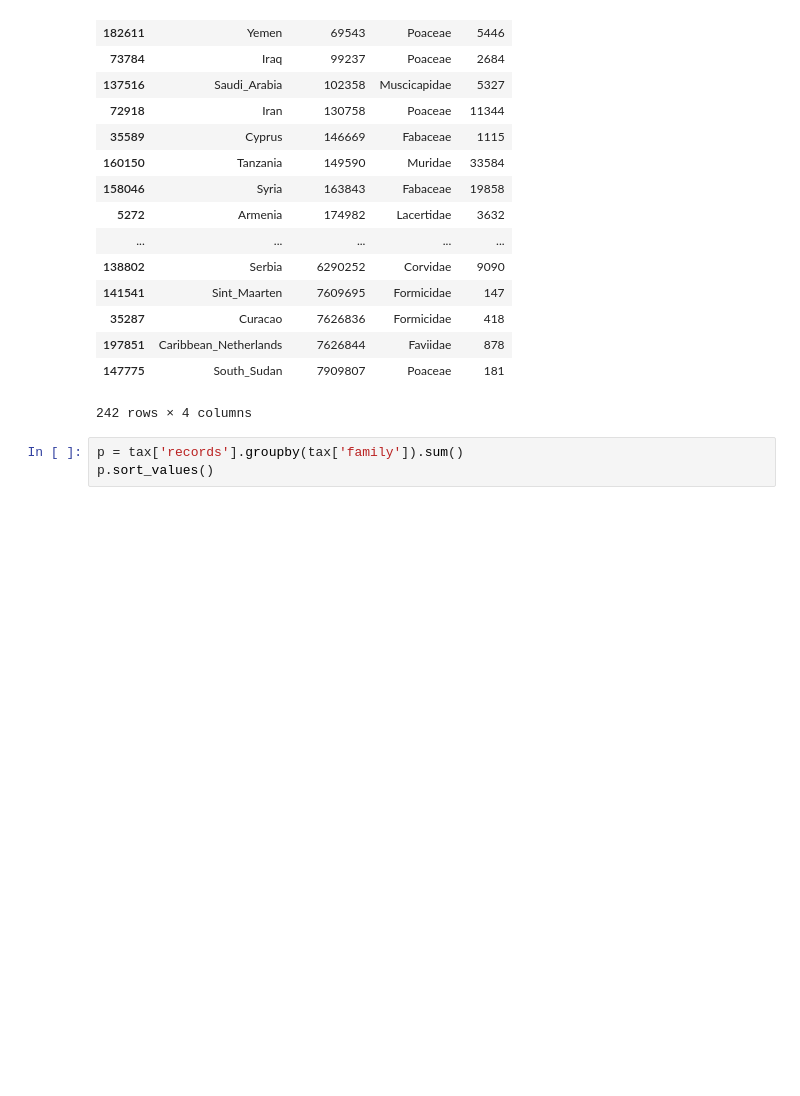
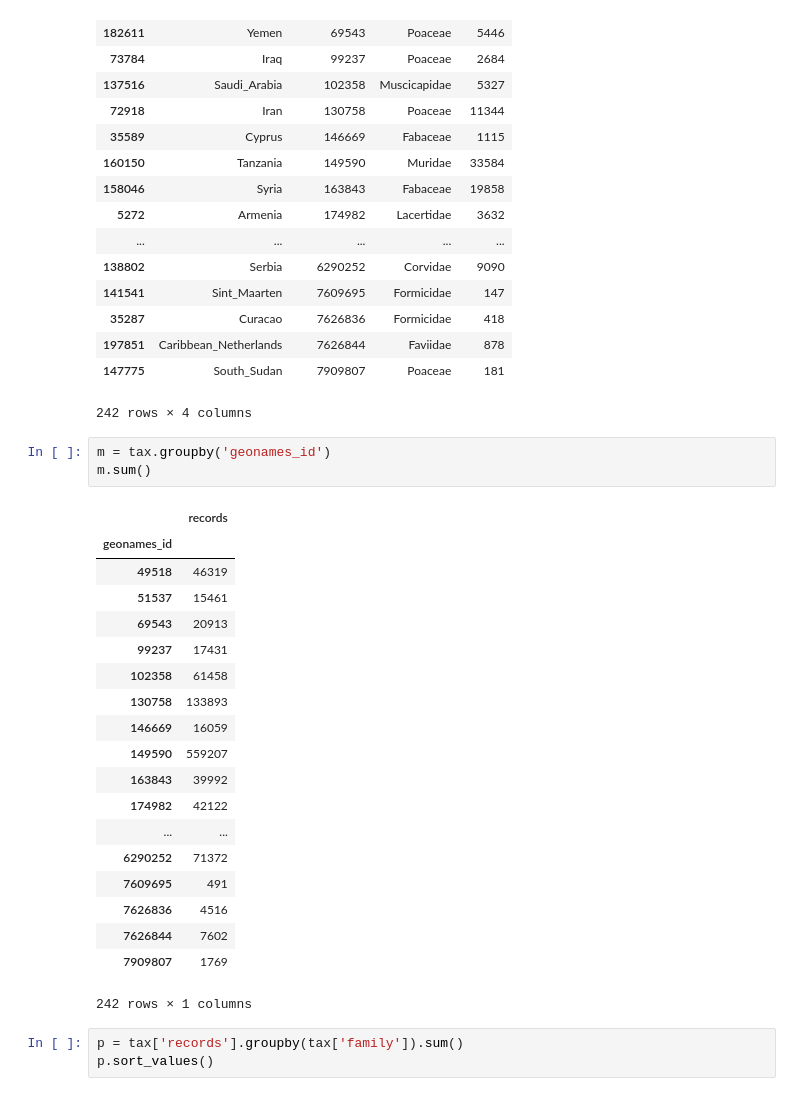
Before and after one commit to diatomsRcool/checklists, a Jupyter notebook: geography_data/data_explore.ipynb, the cells around one changed output. Drawn from its saved outputs; the diff is of its cells as text; blank space fills up the shorter version.

```diff
--- a/geography_data/data_explore.ipynb
+++ b/geography_data/data_explore.ipynb
@@ -204,6 +231,29 @@ tax.iloc[m[:250]]
 | 197851 | Caribbean_Netherlands | 7626844 | Faviidae | 878 |
 | 147775 | South_Sudan | 7909807 | Poaceae | 181 |
 242 rows × 4 columns
+# %%
+m = tax.groupby('geonames_id')
+m.sum()
+# %% [output]
+|  | records |
+| geonames_id |  |
+| 49518 | 46319 |
+| 51537 | 15461 |
+| 69543 | 20913 |
+| 99237 | 17431 |
+| 102358 | 61458 |
+| 130758 | 133893 |
+| 146669 | 16059 |
+| 149590 | 559207 |
+| 163843 | 39992 |
+| 174982 | 42122 |
+| ... | ... |
+| 6290252 | 71372 |
+| 7609695 | 491 |
+| 7626836 | 4516 |
+| 7626844 | 7602 |
+| 7909807 | 1769 |
+242 rows × 1 columns
 # %%
 p = tax['records'].groupby(tax['family']).sum()
 p.sort_values()
```
Also changed, not shown: parts of 5 cells of this notebook, 3 other files.
